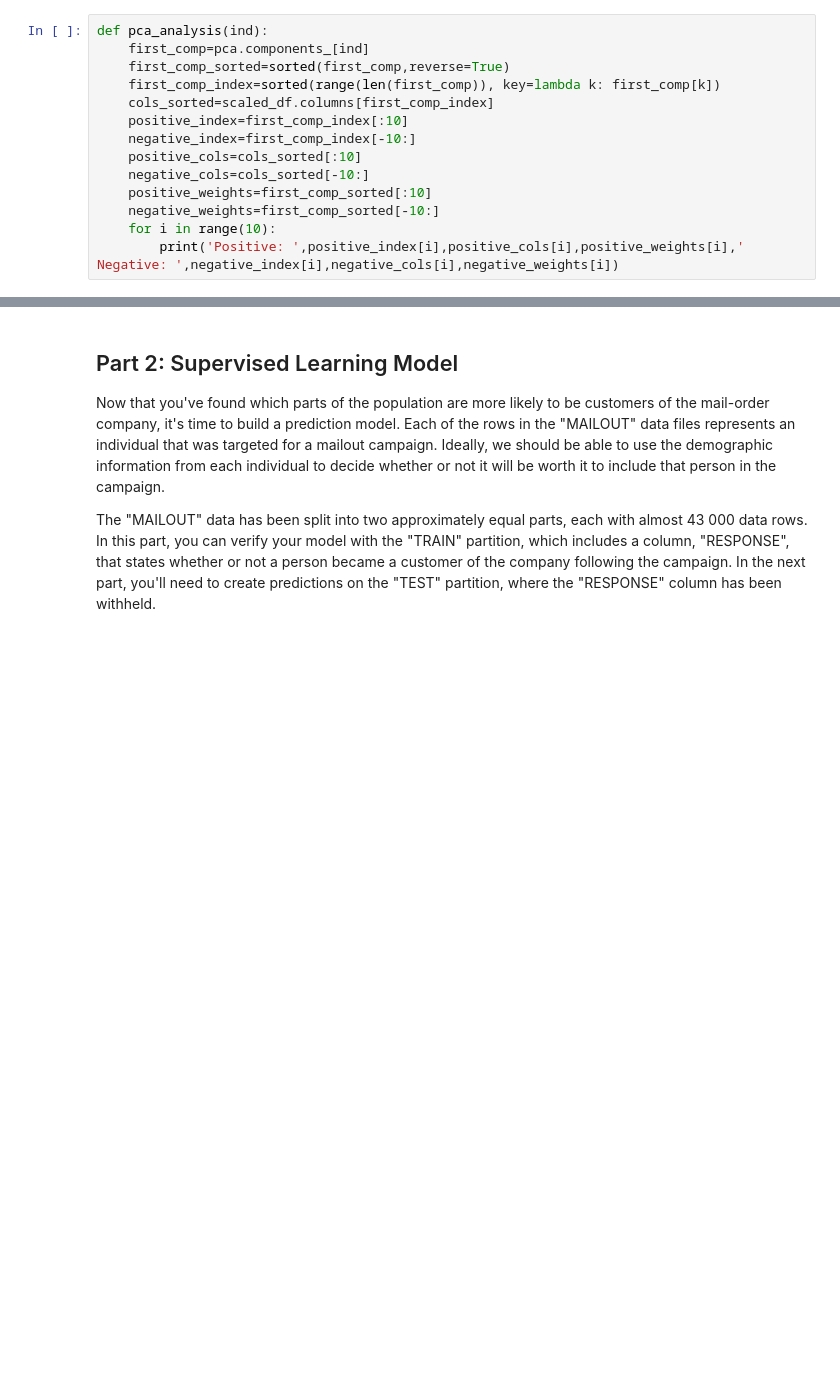
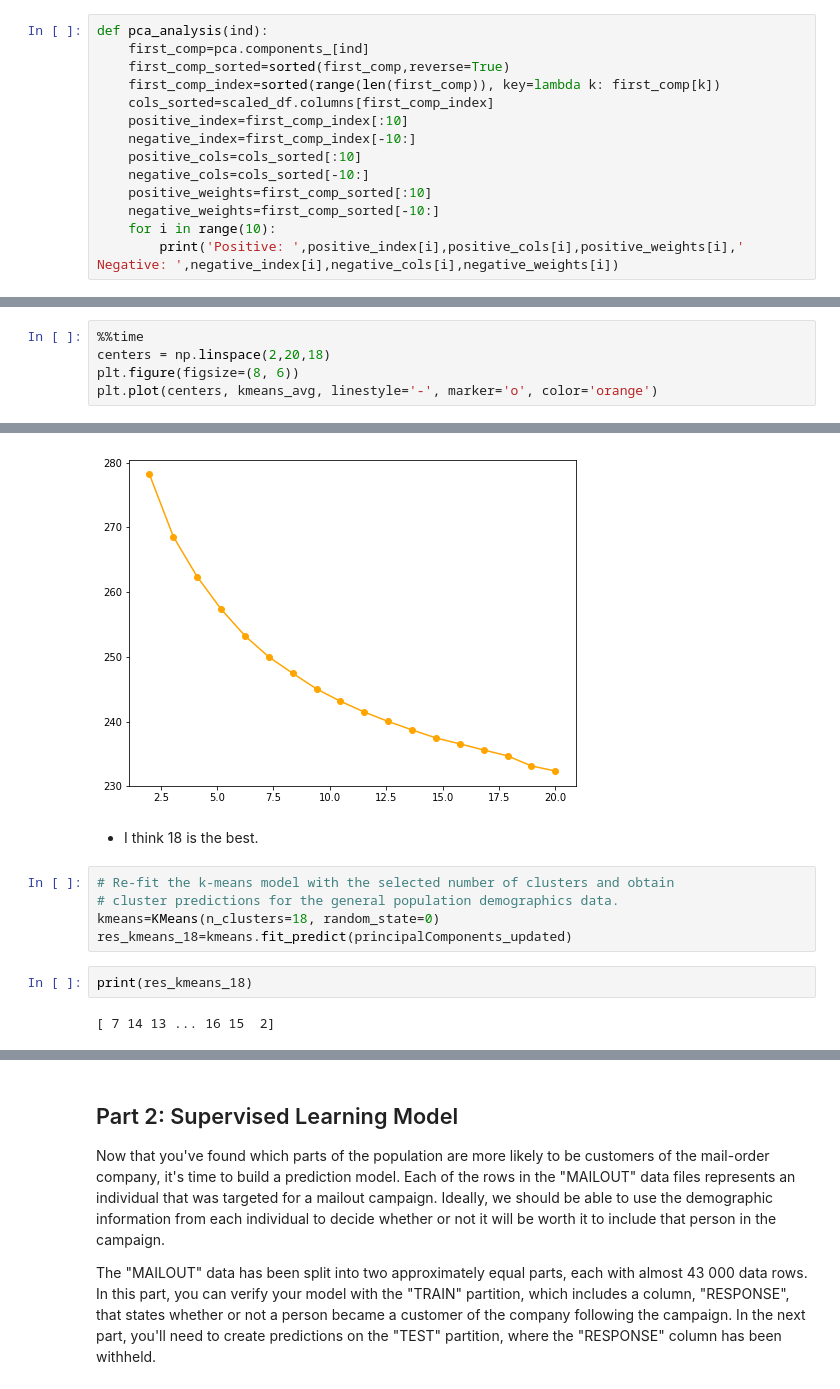
Before and after one commit to xueweiyema/ArvatoProject, a Jupyter notebook: Arvato Project Workbook.ipynb, the cells around one changed output, grey strips where cells are left out. Drawn from its saved outputs; the diff is of its cells as text; blank space fills up the shorter version.

```diff
--- a/Arvato Project Workbook.ipynb
+++ b/Arvato Project Workbook.ipynb
@@ -945,0 +960,6 @@ plt.plot(kmeans_avg,marker='o', color='b')
+# %%
+%%time
+centers = np.linspace(2,20,18)
+plt.figure(figsize=(8, 6))
+plt.plot(centers, kmeans_avg, linestyle='-', marker='o', color='orange')
+# %% [output]
@@ -945,0 +967,12 @@ plt.plot(kmeans_avg,marker='o', color='b')
+[figure, added]
+# %% [markdown]
+- I think 18 is the best.
+# %%
+# Re-fit the k-means model with the selected number of clusters and obtain
+# cluster predictions for the general population demographics data.
+kmeans=KMeans(n_clusters=18, random_state=0)
+res_kmeans_18=kmeans.fit_predict(principalComponents_updated)
+# %%
+print(res_kmeans_18)
+# %% [output]
+[ 7 14 13 ... 16 15  2]
```
Also changed, not shown: parts of 25 cells of this notebook.
